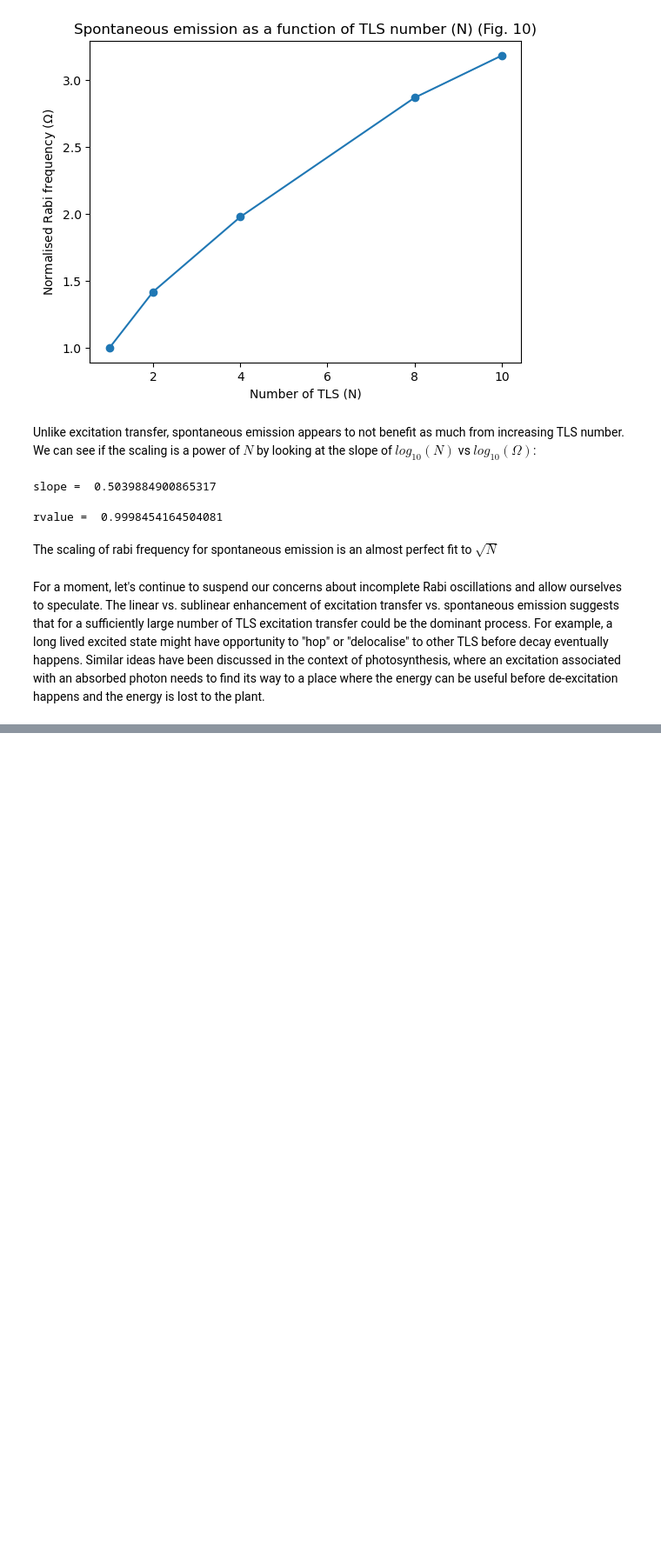
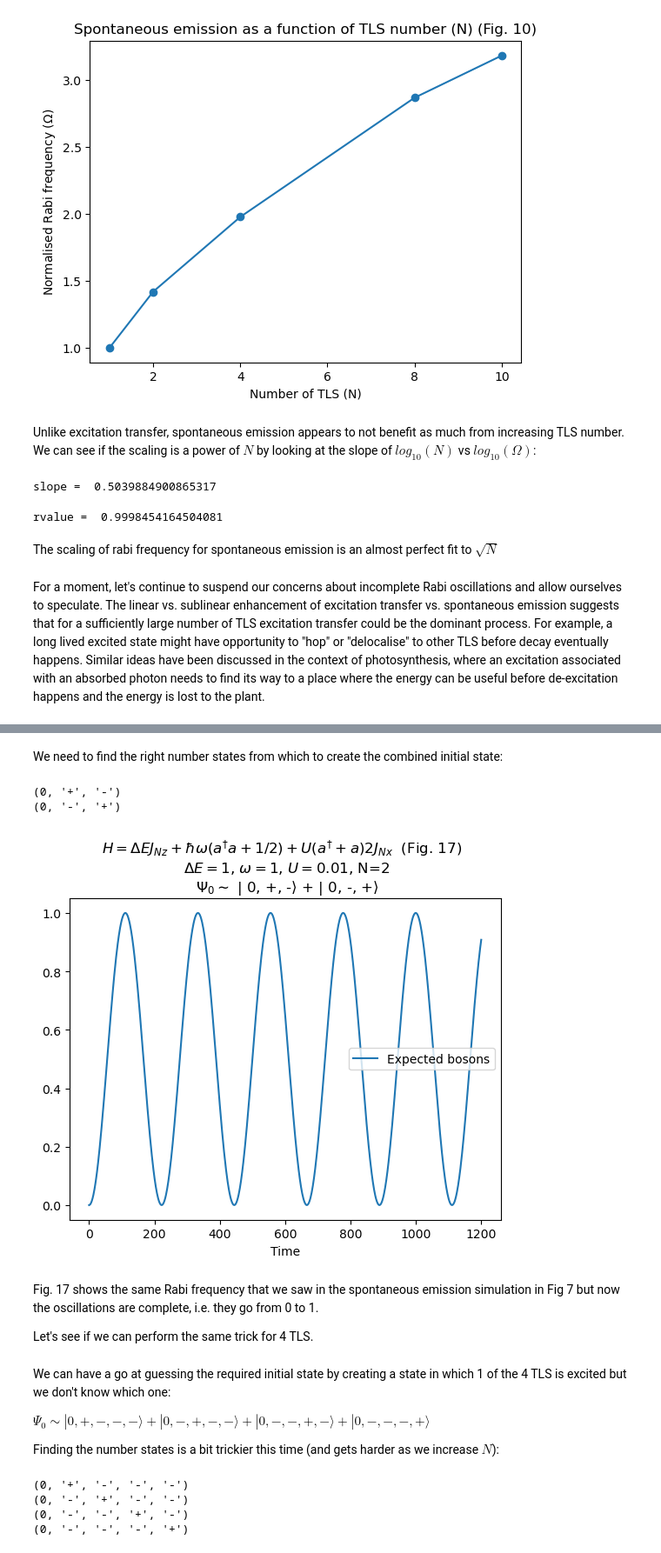
Before and after one commit to project-ida/two-state-quantum-systems, a Jupyter notebook: many-two-state-systems.ipynb, the cells around one changed output, grey strips where cells are left out. Shown: that part at 87% size. Drawn from its saved outputs; the diff is of its cells as text; code cells hidden in the pictures; blank space fills up the shorter version.

```diff
--- a/many-two-state-systems.ipynb
+++ b/many-two-state-systems.ipynb
@@ -269,0 +382,26 @@ Let's not get too ahead of ourselves though. Before we can explore the competiti
+# %% [markdown]
+We need to find the right number states from which to create the combined initial state:
+# %%
+print(nm_list[0])
+print(nm_list[1])
+# %% [output]
+(0, '+', '-')
+(0, '-', '+')
+# %%
+psi0 = basis(len(nm_list),0) + basis(len(nm_list),1) # creates combination of states
+psi0 = psi0.unit() # make sure the initial state is normalised
+# %%
+P, psi = simulate(H, psi0, times)
+bosons_expectation = expectation(number,psi)
+# %%
+plt.plot(times, bosons_expectation, label="Expected bosons")
+plt.xlabel("Time")
+plt.legend(loc="right")
+plt.title(f"{H_latex} (Fig. 17)  \n $\Delta E={DeltaE}$, $\omega={omega}$, $U={U}$, N={N} \n $\Psi_0 \sim$ {ket_labels[0]} + {ket_labels[1]}")
+plt.show();
+# %% [output]
+[figure, added]
+# %% [markdown]
+Fig. 17 shows the same Rabi frequency that we saw in the spontaneous emission simulation in Fig 7 but now the oscillations are complete, i.e. they go from 0 to 1.
+
+Let's see if we can perform the same trick for 4 TLS.
@@ -269,0 +418,16 @@ Let's not get too ahead of ourselves though. Before we can explore the competiti
+# %% [markdown]
+We can have a go at guessing the required initial state by creating a state in which 1 of the 4 TLS is excited but we don't know which one:
+
+$\Psi_0 \sim | 0, +, -, -, - \rangle + | 0, -, +, -, - \rangle + | 0, -, -, +, - \rangle + | 0, -, -, -, + \rangle$
+
+Finding the number states is a bit trickier this time (and gets harder as we increase $N$):
+# %%
+print(nm_list[3])
+print(nm_list[5])
+print(nm_list[6])
+print(nm_list[7])
+# %% [output]
+(0, '+', '-', '-', '-')
+(0, '-', '+', '-', '-')
+(0, '-', '-', '+', '-')
+(0, '-', '-', '-', '+')
```
Also changed, not shown: parts of 31 cells of this notebook.
